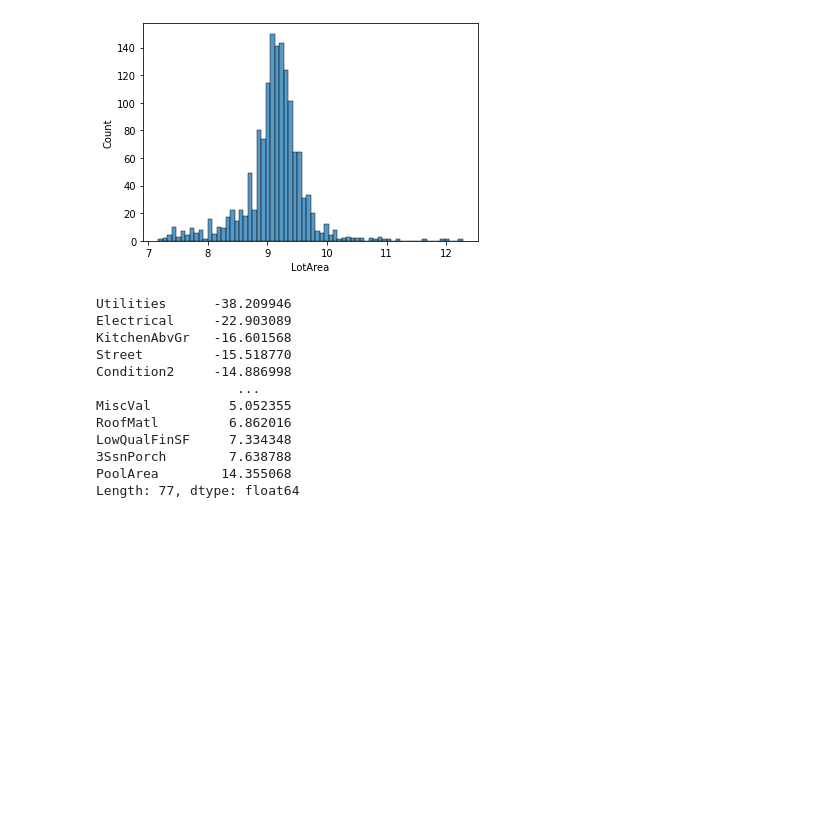
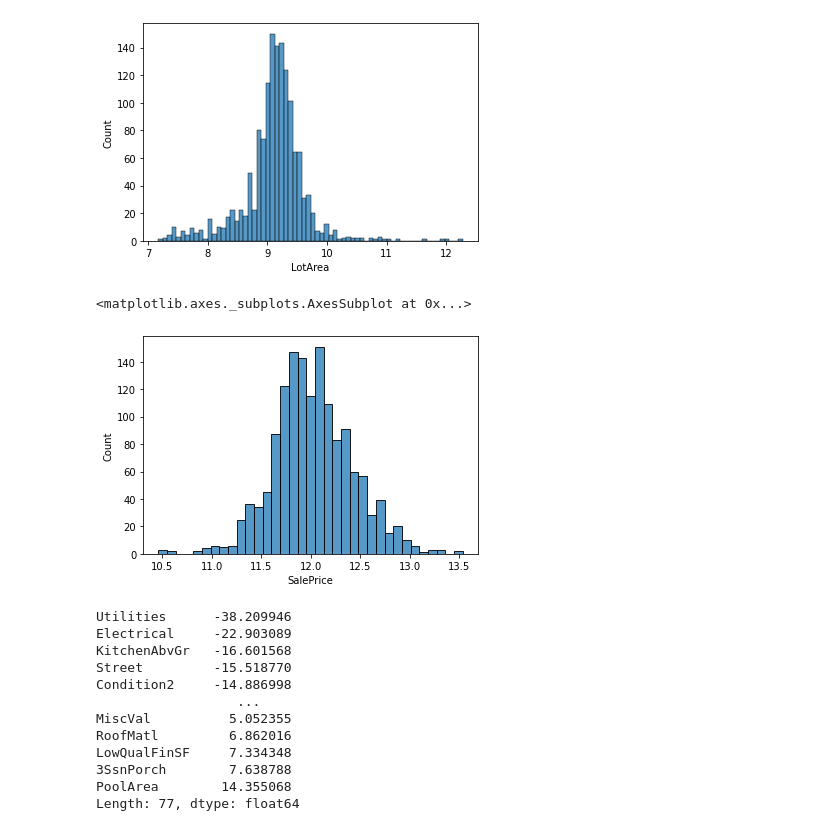
Before and after one commit to PashaIanko/Kaggle.HousePrices, a Jupyter notebook: House_Prices.ipynb, the cells around one changed output. Drawn from its saved outputs; the diff is of its cells as text; code cells hidden in the pictures; blank space fills up the shorter version.

```diff
--- a/House_Prices.ipynb
+++ b/House_Prices.ipynb
@@ -643,6 +668,11 @@ sns.histplot(train['LotArea'])
 # %% [output]
 <matplotlib.axes._subplots.AxesSubplot at 0x...>
 [figure]
+# %%
+sns.histplot(train['SalePrice'])
+# %% [output]
+<matplotlib.axes._subplots.AxesSubplot at 0x...>
+[figure, added]
 # %%
 train.skew().sort_values(ascending=True)
 # %% [output]
```
Also changed, not shown: parts of 25 cells of this notebook.
